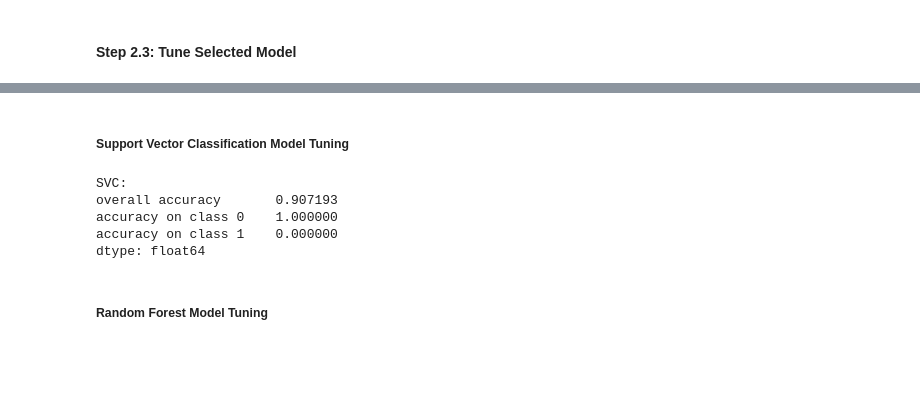
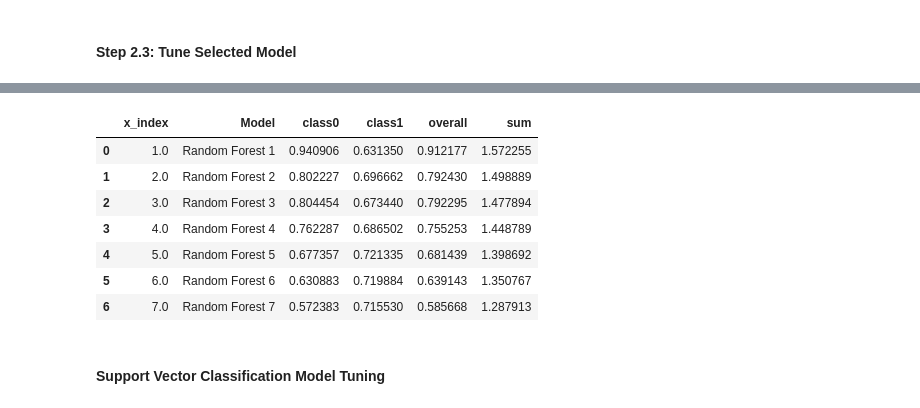
Before and after one commit to harvard-team-pivot/epilepsy-prediction, a Jupyter notebook: docs/ipynb/40_model_02.ipynb, the cells around one changed output, grey strips where cells are left out. Saved outputs shown, nothing was run; the diff lists cells and outputs as text; code cells hidden in the pictures; blank space fills up the shorter version.

```diff
--- a/docs/ipynb/40_model_02.ipynb
+++ b/docs/ipynb/40_model_02.ipynb
@@ -198,23 +260,15 @@ tune_params_l2.sort_values(['sum'], ascending=[False]).head(10)
+# %%
+# Random forest
+tune_params_rf['sum'] = tune_params_rf['class0'] + tune_params_rf['class1']
+tune_params_rf.head(7)
+# %% [output]
+|  | x_index | Model | class0 | class1 | overall | sum |
+| 0 | 1.0 | Random Forest 1 | 0.940906 | 0.631350 | 0.912177 | 1.572255 |
+| 1 | 2.0 | Random Forest 2 | 0.802227 | 0.696662 | 0.792430 | 1.498889 |
+| 2 | 3.0 | Random Forest 3 | 0.804454 | 0.673440 | 0.792295 | 1.477894 |
+| 3 | 4.0 | Random Forest 4 | 0.762287 | 0.686502 | 0.755253 | 1.448789 |
+| 4 | 5.0 | Random Forest 5 | 0.677357 | 0.721335 | 0.681439 | 1.398692 |
+| 5 | 6.0 | Random Forest 6 | 0.630883 | 0.719884 | 0.639143 | 1.350767 |
+| 6 | 7.0 | Random Forest 7 | 0.572383 | 0.715530 | 0.585668 | 1.287913 |
 # %% [markdown]
-##### Support Vector Classification Model Tuning
+#### Support Vector Classification Model Tuning
-# %%
-# Split data for all features
-x = ncds_data_no_indicators.values[:, :-1]
-y = ncds_data_no_indicators.values[:, -1]
-x_train, x_test, y_train, y_test = train_test_split(x, y, test_size=0.4, random_state=42)
-
-# SVC
-svc = SVC(probability=True,class_weight='balanced')
-svc.fit(x_train, y_train)
-svc_scores = score(svc, x_test, y_test)
-
-print "SVC:"
-print svc_scores
-# %% [output]
-SVC:
-overall accuracy       0.907193
-accuracy on class 0    1.000000
-accuracy on class 1    0.000000
-dtype: float64
-# %% [markdown]
-##### Random Forest Model Tuning
```
Also changed, not shown: parts of 10 cells of this notebook, 7 other files.
